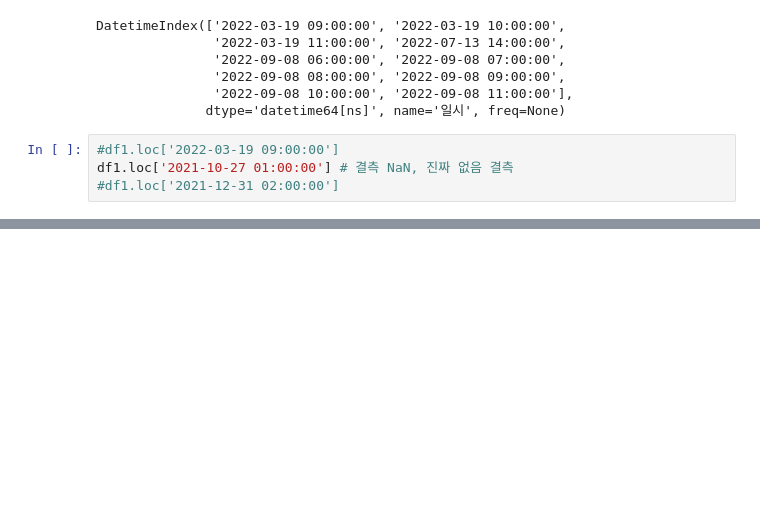
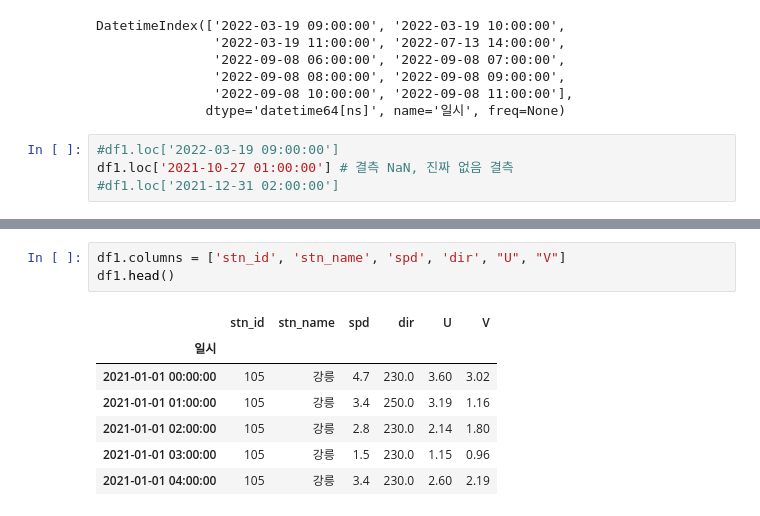
Before and after one commit to manki8908/Project_TJ_chatbot_202308, a Jupyter notebook: fcst_wind/PREP/obs_pre.ipynb, the cells around one changed output, grey strips where cells are left out. Drawn from its saved outputs; the diff is of its cells as text; blank space fills up the shorter version.

```diff
--- a/fcst_wind/PREP/obs_pre.ipynb
+++ b/fcst_wind/PREP/obs_pre.ipynb
@@ -128,0 +157,11 @@ df1.loc['2021-10-27 01:00:00'] # 결측 NaN, 진짜 없음 결측
+# %%
+df1.columns = ['stn_id', 'stn_name', 'spd', 'dir', "U", "V"]
+df1.head()
+# %% [output]
+|  | stn_id | stn_name | spd | dir | U | V |
+| 일시 |  |  |  |  |  |  |
+| 2021-01-01 00:00:00 | 105 | 강릉 | 4.7 | 230.0 | 3.60 | 3.02 |
+| 2021-01-01 01:00:00 | 105 | 강릉 | 3.4 | 250.0 | 3.19 | 1.16 |
+| 2021-01-01 02:00:00 | 105 | 강릉 | 2.8 | 230.0 | 2.14 | 1.80 |
+| 2021-01-01 03:00:00 | 105 | 강릉 | 1.5 | 230.0 | 1.15 | 0.96 |
+| 2021-01-01 04:00:00 | 105 | 강릉 | 3.4 | 230.0 | 2.60 | 2.19 |
```
Also changed, not shown: parts of 13 cells of this notebook, 4 other files.
